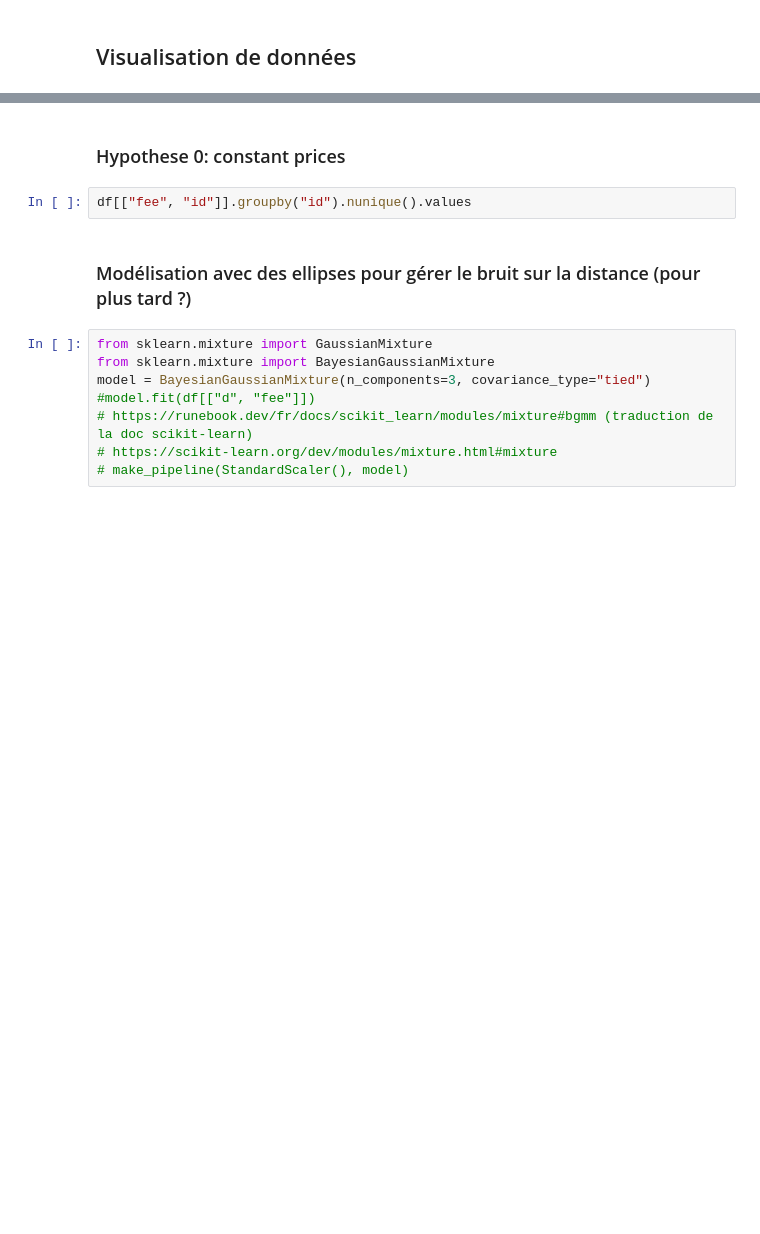
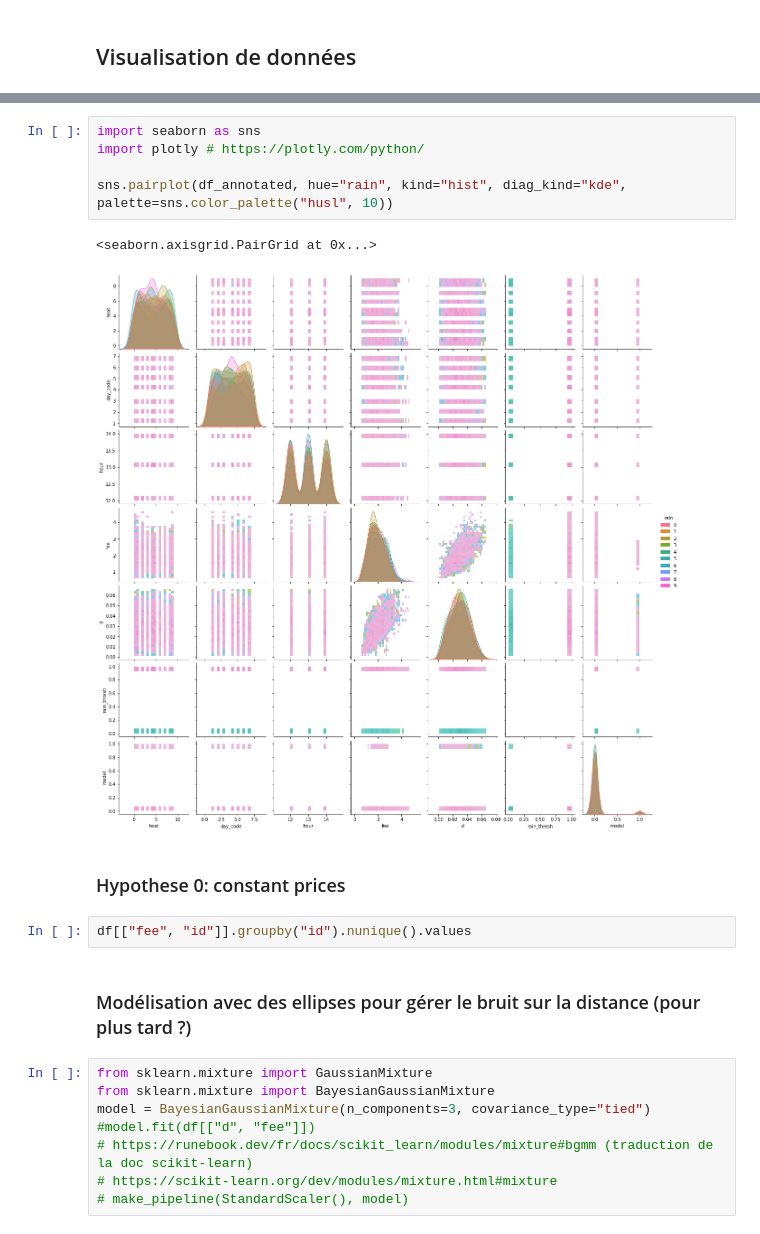
Before and after one commit to pedevineau/Inconnus, a Jupyter notebook: restaurant.ipynb, the cells around one changed output, grey strips where cells are left out. Saved outputs shown, nothing was run; the diff lists cells and outputs as text; blank space fills up the shorter version.

```diff
--- a/restaurant.ipynb
+++ b/restaurant.ipynb
@@ -84,3 +159,11 @@ sns.pairplot(df)#, palette="id") #, hue="col1", palette="col2")
+# %%
+import seaborn as sns
+import plotly # https://plotly.com/python/
+
+sns.pairplot(df_annotated, hue="rain", kind="hist", diag_kind="kde", palette=sns.color_palette("husl", 10))
+# %% [output]
+<seaborn.axisgrid.PairGrid at 0x...>
+[figure, added]
 # %% [markdown]
 ### Hypothese 0: constant prices
 # %%
```
Also changed, not shown: parts of 12 cells of this notebook.
